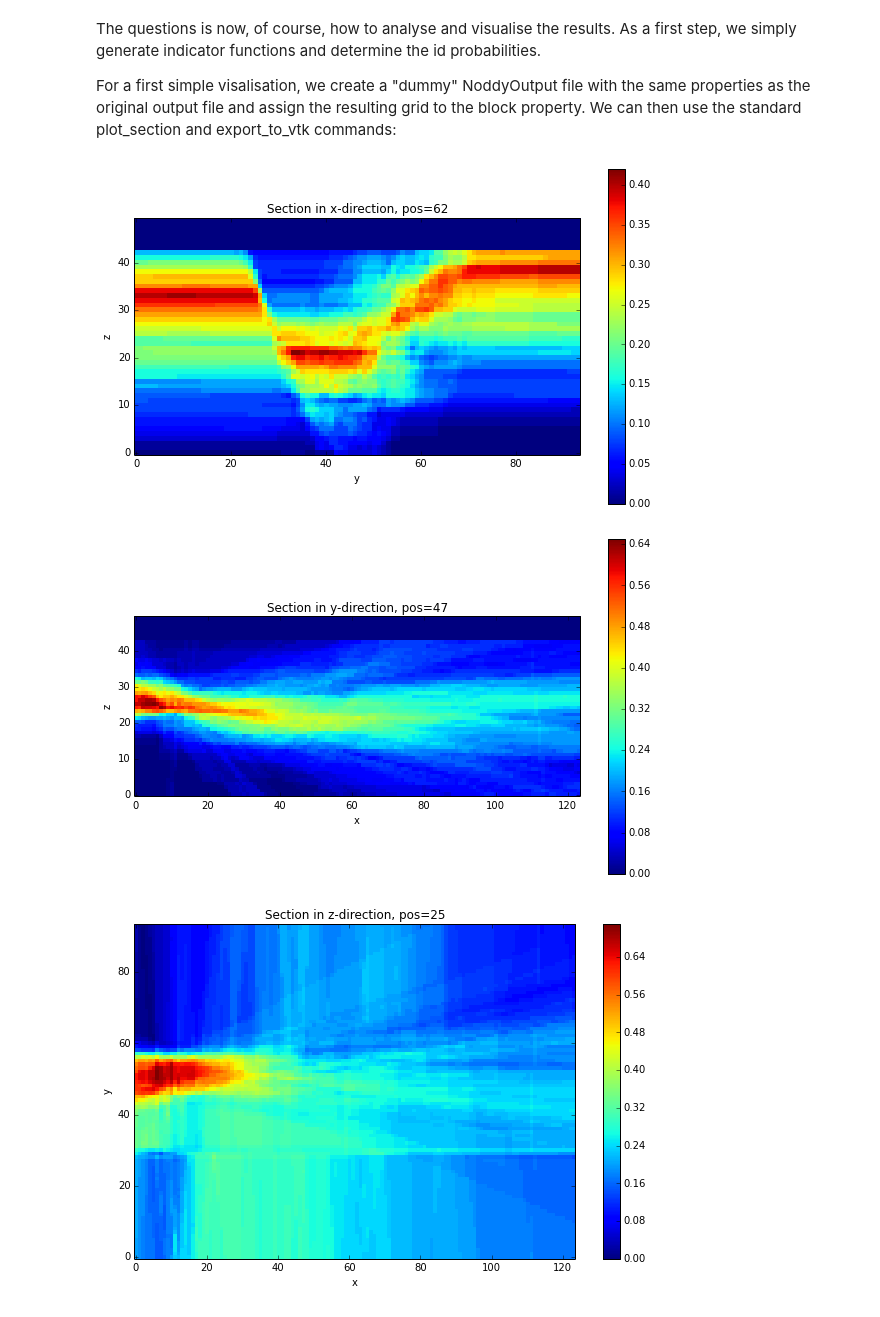
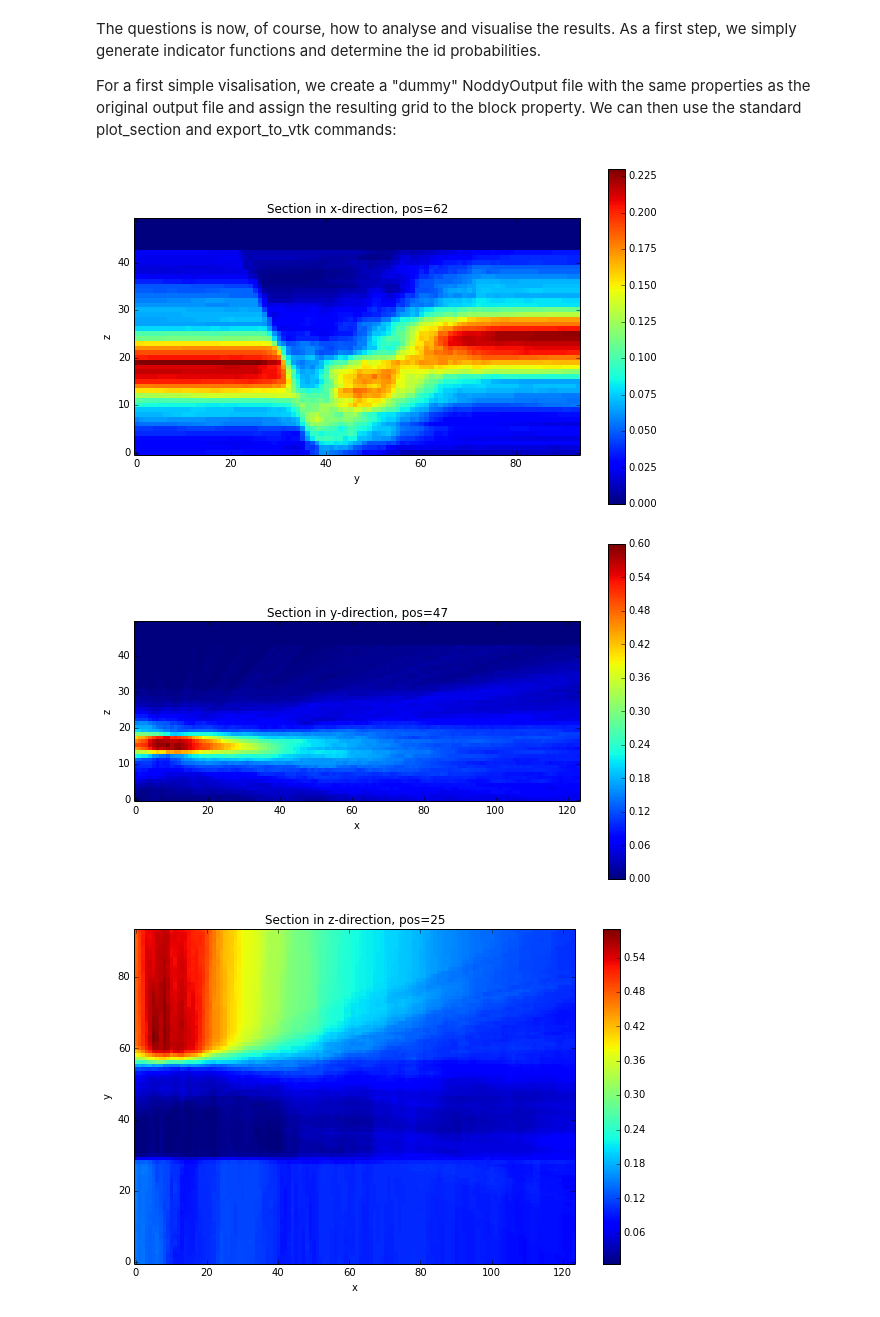
Before and after one commit to cgre-aachen/pynoddy, a Jupyter notebook: docs/notebooks/Gippsland-Basin.ipynb, the cells around one changed output. Saved outputs shown, nothing was run; the diff lists cells and outputs as text; code cells hidden in the pictures.

```diff
--- a/docs/notebooks/Gippsland-Basin.ipynb
+++ b/docs/notebooks/Gippsland-Basin.ipynb
@@ -194,7 +194,7 @@ Setting up the entire uncertainty sampling step is now straight-forward:
 4. Load output block model and store in array
 # %%
 # define number of sampling steps:
-n = 100
+n = 500
 all_blocks = np.ndarray((n, PO.nx, PO.ny, PO.nz), dtype="int")
 for i in range(n):
     PH_tmp = copy.deepcopy(PH)
@@ -213,19 +213,19 @@ The questions is now, of course, how to analyse and visualise the results. As a
 For a first simple visalisation, we create a "dummy" NoddyOutput file with the same properties as the original output file and assign the resulting grid to the block property. We can then use the standard plot_section and export_to_vtk commands:
 # %%
 # define id to be analysed:
-unit_id = 14
+unit_id = 11
 ind_func = (all_blocks == unit_id)
 np.shape(ind_func)
 id_prob = np.sum(ind_func, axis=0) / float(n)
 
 # create dummy NoddyOutput and assign values as block
 NO_dummy = copy.deepcopy(PO_tmp)
 NO_dummy.block = id_prob
 NO_dummy.export_to_vtk(vtk_filename = 'prob_unit_id_%d' % unit_id)
 NO_dummy.plot_section('x')
 NO_dummy.plot_section('y')
 NO_dummy.plot_section('z')
 # %% [output]
-[figure, old version]
+[figure, new version]
-[figure, old version]
+[figure, new version]
-[figure, old version]
+[figure, new version]
```
Also changed, not shown: parts of 3 cells of this notebook, 2 other files.
